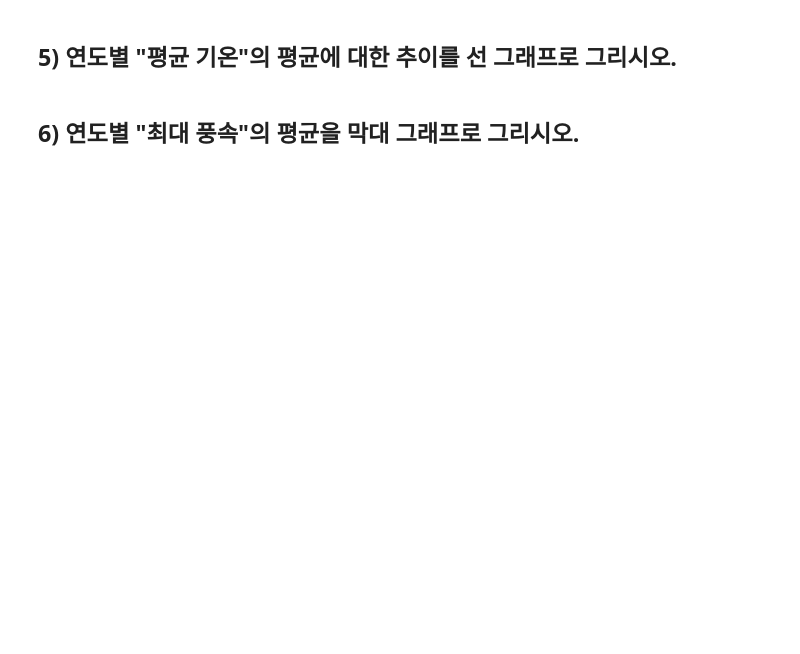
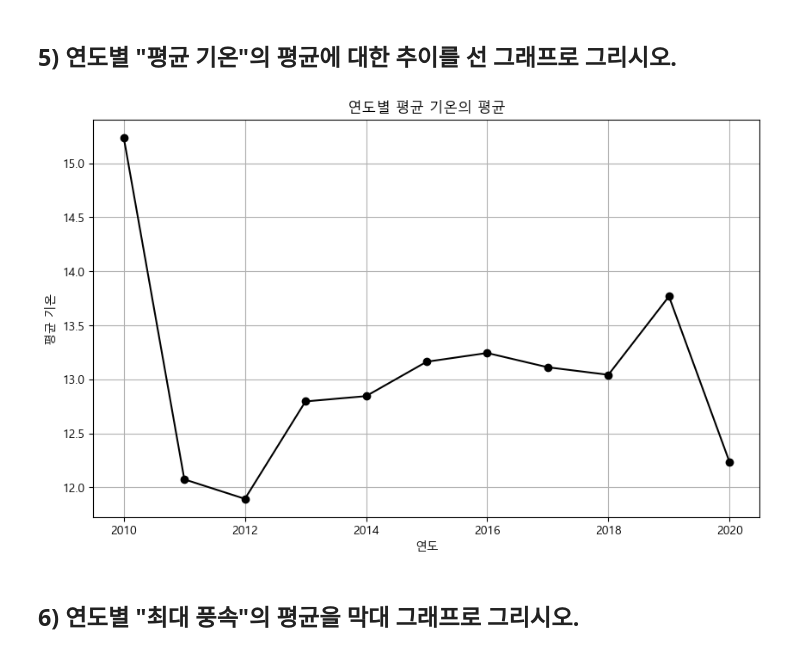
Before and after one commit to yubeen00/python_basic_3, a Jupyter notebook: time_series_class_5_9.ipynb, the cells around one changed output. Saved outputs shown, nothing was run; the diff lists cells and outputs as text; code cells hidden in the pictures; blank space fills up the shorter version.

```diff
--- a/time_series_class_5_9.ipynb
+++ b/time_series_class_5_9.ipynb
@@ -321,2 +379,12 @@ Text(0, 0.5, '빈도수')
 # %% [markdown]
 ## 4) "평균 기온"이 30도를 넘는 날짜들을 찾아, 이 날의 기상 데이터를 출력하시오.
+# %%
+weather = pd.read_csv('weather.csv')
+
+# '일시'를 날짜 형식으로 변환
+weather['일시'] = pd.to_datetime(weather['일시'])
+
+# '평균 기온'이 30도를 넘는 날짜
+hot_days = weather[weather['평균 기온'] > 30]
+print("평균 기온이 30도를 넘는 날짜들의 기상 데이터 : ")
+print(hot_days)
@@ -323,4 +399,21 @@ Text(0, 0.5, '빈도수')
 # %% [markdown]
 ## 5) 연도별 "평균 기온"의 평균에 대한 추이를 선 그래프로 그리시오.
+# %%
+weather['일시'] = pd.to_datetime(weather['일시'])
+weather['연도'] = weather['일시'].dt.year
+
+# 연도별 "평균 기온"의 평균 계산
+year_avg_temp = weather.groupby('연도')['평균 기온'].mean()
+
+# 선 그래프
+plt.figure(figsize=(10, 6))
+plt.plot(year_avg_temp.index, year_avg_temp.values, marker='o', color='black', linestyle='-')
+plt.title('연도별 평균 기온의 평균')
+plt.xlabel('연도')
+plt.ylabel('평균 기온')
+plt.grid(True)
+plt.show()
+# %% [output]
+[figure, added]
 # %% [markdown]
 ## 6) 연도별 "최대 풍속"의 평균을 막대 그래프로 그리시오.
```
Also changed, not shown: parts of 14 cells of this notebook.
